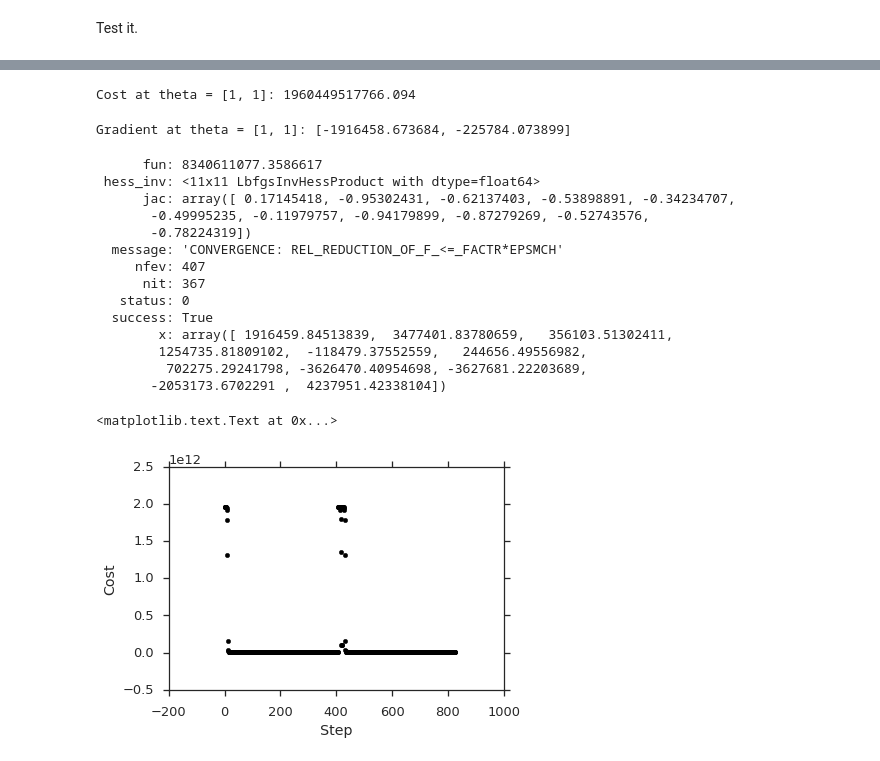
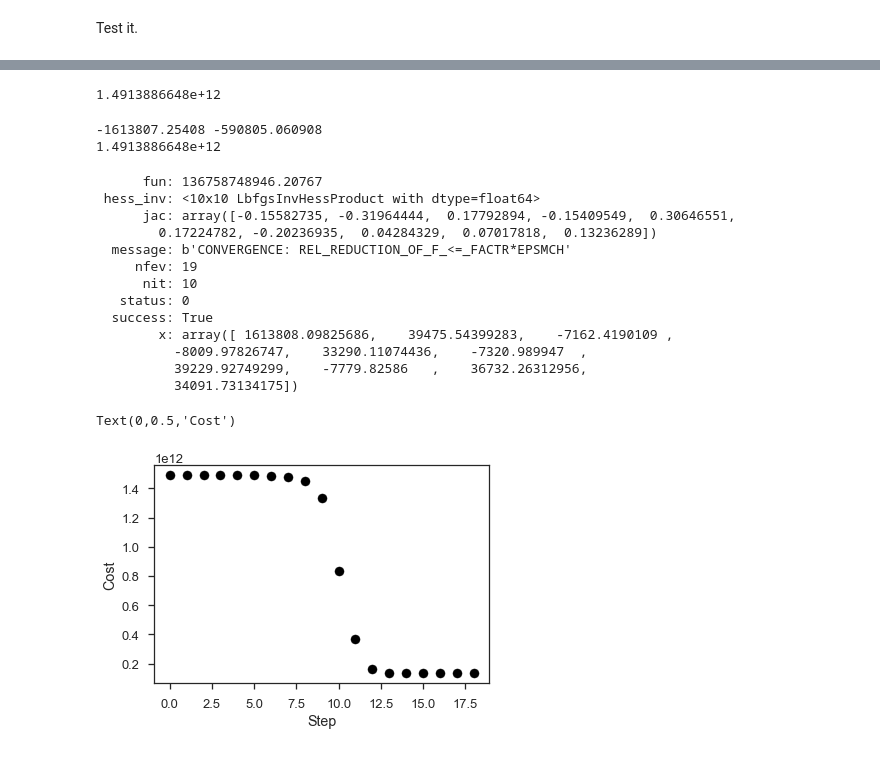
Before and after one commit to cognets/automatons, a Jupyter notebook: automatons/automatons_ex2.ipynb, the cells around one changed output, grey strips where cells are left out. Cells and saved outputs as stored; diff of their text form; code cells hidden in the pictures.

```diff
--- a/automatons/automatons_ex2.ipynb
+++ b/automatons/automatons_ex2.ipynb
@@ -236,9 +235,9 @@ lin_theta_0 = np.ones(X.shape[1])
 
 cost = lin_reg_cost_function(lin_theta_0, X_norm, y, lam)
 
-print 'Cost at theta = [1, 1]: %.3f' % cost
+print(cost)
 # %% [output]
-Cost at theta = [1, 1]: 1960449517766.094
+1.4913886648e+12
 # %%
 cost_history = []
 
@@ -252,11 +251,13 @@ def lin_reg_cost_function(theta, X, y, lam):
     cost_history.append(cost)
     return cost, grad
 # %%
-lam = 1
+lam = 0
 lin_theta_0 = np.ones(X_norm.shape[1])
 
 cost, grad = lin_reg_cost_function(lin_theta_0, X_norm, y, lam)
 
-print 'Gradient at theta = [1, 1]: [%.6f, %.6f]' % (grad[0], grad[1])
+print(grad[0], grad[1])
+print(cost)
 # %% [output]
-Gradient at theta = [1, 1]: [-1916458.673684, -225784.073899]
+-1613807.25408 -590805.060908
+1.4913886648e+12
@@ -269,32 +282,32 @@ def train_linear_reg(lin_theta_0, X, y, lam):
 # %%
+cost_history = []
+lam = 1000
 lin_theta_0 = np.ones(X_norm.shape[1])
 
 res = train_linear_reg(lin_theta_0, X_norm, y, lam)
 
 theta = res['x']
-print res
+print(res)
+
+num_steps = len(cost_history)
+
+plt.figure()
+plt.scatter(np.arange(num_steps), cost_history, c='k', marker='o')
+plt.xlabel('Step')
+plt.ylabel('Cost')
 # %% [output]
-      fun: 8340611077.3586617
- hess_inv: <11x11 LbfgsInvHessProduct with dtype=float64>
-      jac: array([ 0.17145418, -0.95302431, -0.62137403, -0.53898891, -0.34234707,
-       -0.49995235, -0.11979757, -0.94179899, -0.87279269, -0.52743576,
-       -0.78224319])
-  message: 'CONVERGENCE: REL_REDUCTION_OF_F_<=_FACTR*EPSMCH'
-     nfev: 407
-      nit: 367
+      fun: 136758748946.20767
+ hess_inv: <10x10 LbfgsInvHessProduct with dtype=float64>
+      jac: array([-0.15582735, -0.31964444,  0.17792894, -0.15409549,  0.30646551,
+        0.17224782, -0.20236935,  0.04284329,  0.07017818,  0.13236289])
+  message: b'CONVERGENCE: REL_REDUCTION_OF_F_<=_FACTR*EPSMCH'
+     nfev: 19
+      nit: 10
    status: 0
   success: True
-        x: array([ 1916459.84513839,  3477401.83780659,   356103.51302411,
-        1254735.81809102,  -118479.37552559,   244656.49556982,
-         702275.29241798, -3626470.40954698, -3627681.22203689,
-       -2053173.6702291 ,  4237951.42338104])
+        x: array([ 1613808.09825686,    39475.54399283,    -7162.4190109 ,
+          -8009.97826747,    33290.11074436,    -7320.989947  ,
+          39229.92749299,    -7779.82586   ,    36732.26312956,
+          34091.73134175])
+Text(0,0.5,'Cost')
+[figure, added]
-# %%
-num_steps = len(cost_history)
-
-plt.figure()
-plt.scatter(np.arange(num_steps), cost_history, c='k', marker='o')
-plt.xlabel('Step')
-plt.ylabel('Cost')
-# %% [output]
-<matplotlib.text.Text at 0x...>
-[figure, removed]
```
Also changed, not shown: parts of 29 cells of this notebook, 1 other file.
